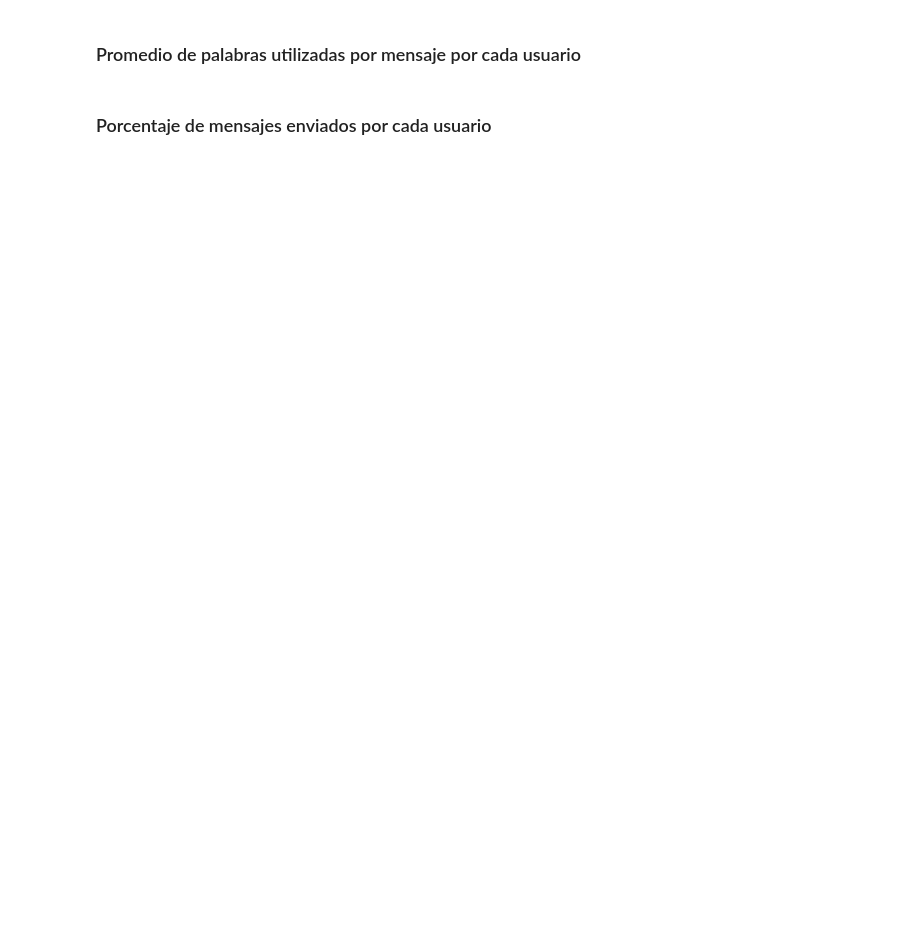
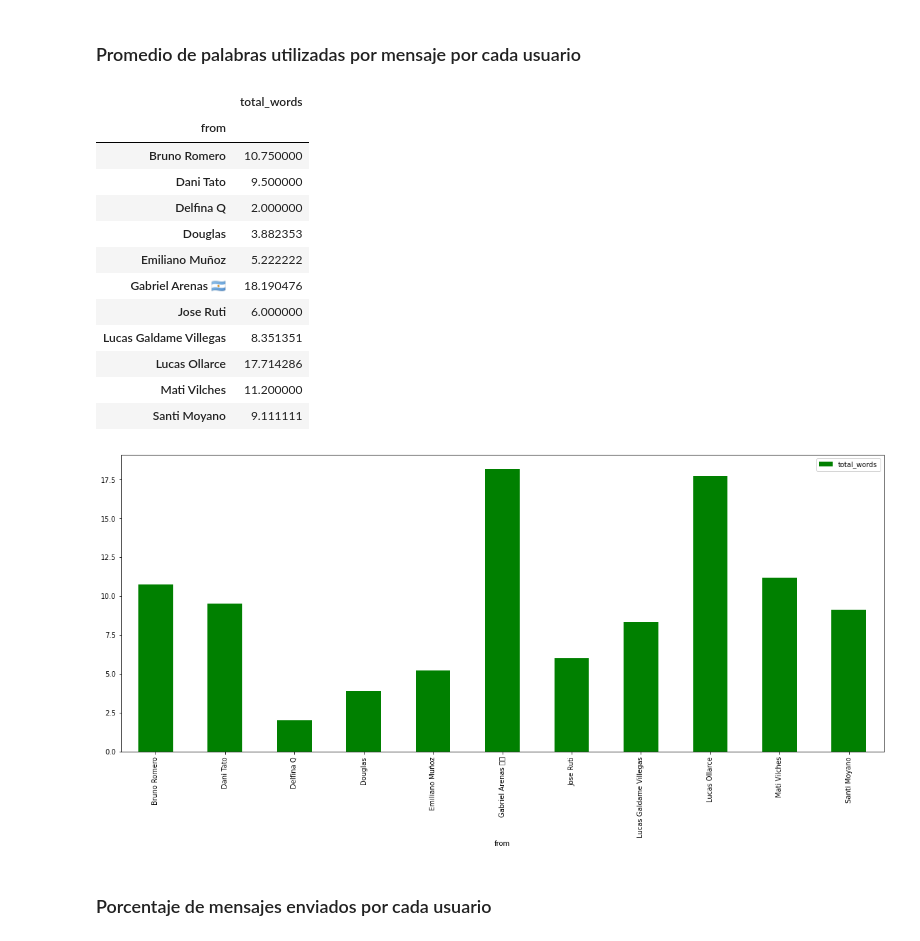
Before and after one commit to Lucas16AR/UM-BDD-II-2021, a Jupyter notebook: TP6.ipynb, the cells around one changed output. Cells and saved outputs as stored; diff of their text form; code cells hidden in the pictures; blank space fills up the shorter version.

```diff
--- a/TP6.ipynb
+++ b/TP6.ipynb
@@ -51,4 +56,24 @@ df.groupby(groups, as_index = False).agg(messages = ("text", 'count'))
 # %% [markdown]
 ### Promedio de palabras utilizadas por mensaje por cada usuario
+# %%
+df['total_words'] = [len(str(x).split(" ")) for x in df['text']]
+df2 = df.groupby(['from'])[['total_words']].mean()
+df2.plot(kind='bar', figsize=(20,8), color="green")
+df2
+# %% [output]
+|  | total_words |
+| from |  |
+| Bruno Romero | 10.750000 |
+| Dani Tato | 9.500000 |
+| Delfina Q | 2.000000 |
+| Douglas | 3.882353 |
+| Emiliano Muñoz | 5.222222 |
+| Gabriel Arenas 🇦🇷 | 18.190476 |
+| Jose Ruti | 6.000000 |
+| Lucas Galdame Villegas | 8.351351 |
+| Lucas Ollarce | 17.714286 |
+| Mati Vilches | 11.200000 |
+| Santi Moyano | 9.111111 |
+[figure, added]
 # %% [markdown]
 ### Porcentaje de mensajes enviados por cada usuario
```
Also changed, not shown: parts of 13 cells of this notebook, 5 other files.
